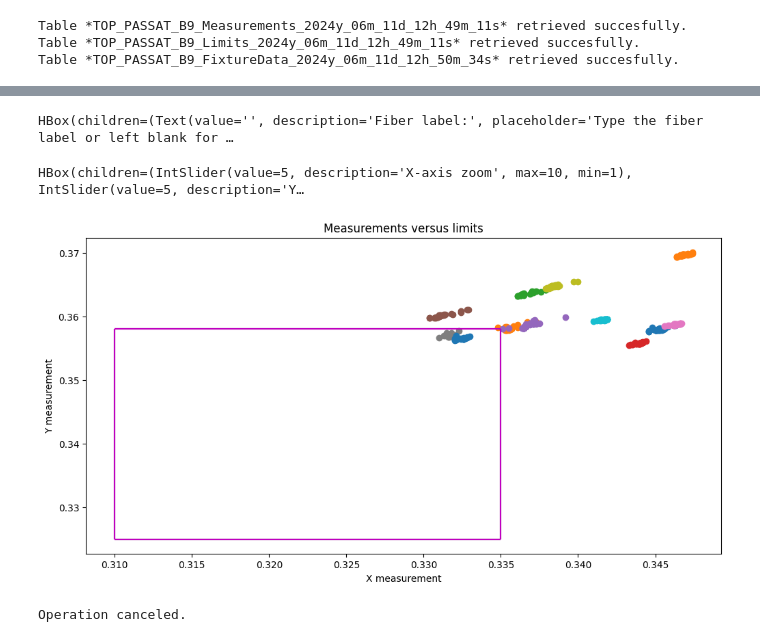
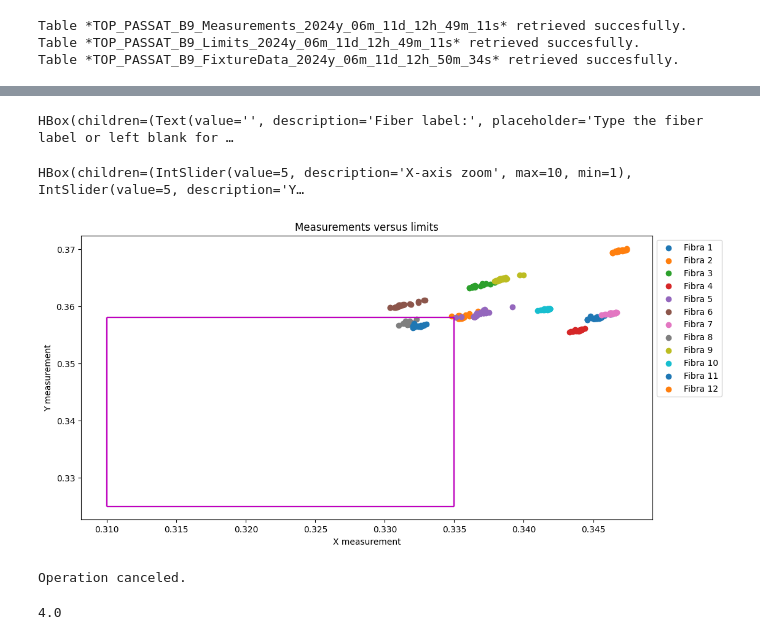
Before and after one commit to LucianoGP95/Python_Eiit_RyR, a Jupyter notebook: a2_Analyser/notebooks/a5_Limits_Approximation.ipynb, the cells around one changed output, grey strips where cells are left out. Saved outputs shown, nothing was run; the diff lists cells and outputs as text; code cells hidden in the pictures.

```diff
--- a/a2_Analyser/notebooks/a5_Limits_Approximation.ipynb
+++ b/a2_Analyser/notebooks/a5_Limits_Approximation.ipynb
@@ -18,6 +18,7 @@ mean_slider_x = widgets.FloatSlider(value=0.35, min=0.3, max=0.4, step=0.005, re
 mean_slider_y = widgets.FloatSlider(value=0.35, min=0.3, max=0.4, step=0.005, readout_format='.3f', description='Y-axis mean')
 range_slider_x = widgets.IntSlider(value=5, min=1, max=10, step=1, description='X-axis zoom')
 range_slider_y = widgets.IntSlider(value=5, min=1, max=10, step=1, description='Y-axis zoom')
+legend_right_bottom = widgets.Checkbox(value=False, description='Legend to Right Bottom', layout={'width': '200px'})
 # %% [output]
 Database *input.db* found in: c:\Codebase\Python_Eiit_RyR\a2_Analyser\database\input.db
 Database *output.db* found in: c:\Codebase\Python_Eiit_RyR\a2_Analyser\database\output.db
@@ -92,19 +93,24 @@ display(DATA_FILTERED)
 # %%
 ##Data visualization
 label = fiber_selection.value
 if auto_position.value is False:
     range_mapping = [0.05 - 0.0049 * (range_slider_x.value)]
     xrange = [mean_slider_x.value - range_mapping[0], mean_slider_x.value + range_mapping[0]]
     yrange = [mean_slider_y.value - range_mapping[0], mean_slider_y.value + range_mapping[0]]
 else:
     range_mapping = None; xrange = None; yrange = None
+if legend_right_bottom is True:
+    legend_position = 'lower right'
+else:
+    legend_position = 'best'
 display(HBox([fiber_selection, auto_position, mean_slider_x, mean_slider_y]))
-display(HBox([range_slider_x, range_slider_y]))
-_ = plot_simple_limits(DATA_format, glob.nests_number, xrange=xrange, yrange=yrange, limit_filter=None, fiber_filter=label)
+display(HBox([range_slider_x, range_slider_y, legend_right_bottom]))
+_ = plot_simple_limits(DATA_format, int(FIXTURE_DATA.loc["Number of nests", "Tooling data"]), xrange=xrange, yrange=yrange, limit_filter=None, fiber_filter=label,
+                        legend_position=legend_position)
 # %% [output]
 HBox(children=(Text(value='', description='Fiber label:', placeholder='Type the fiber label or left blank for …
 HBox(children=(IntSlider(value=5, description='X-axis zoom', max=10, min=1), IntSlider(value=5, description='Y…
-[figure, old version]
+[figure, new version]
 # %%
 ##Data export
 name_table = FIXTURE_DATA.loc["Tooling name", "Tooling data"] + "_tables_" + get_date() + ".html"
@@ -120,3 +126,7 @@ else:
     print("Operation canceled.")
 # %% [output]
 Operation canceled.
+# %%
+print(float(FIXTURE_DATA.loc["Number of nests", "Tooling data"]))
+# %% [output]
+4.0
```
Also changed, not shown: 1 other file.
